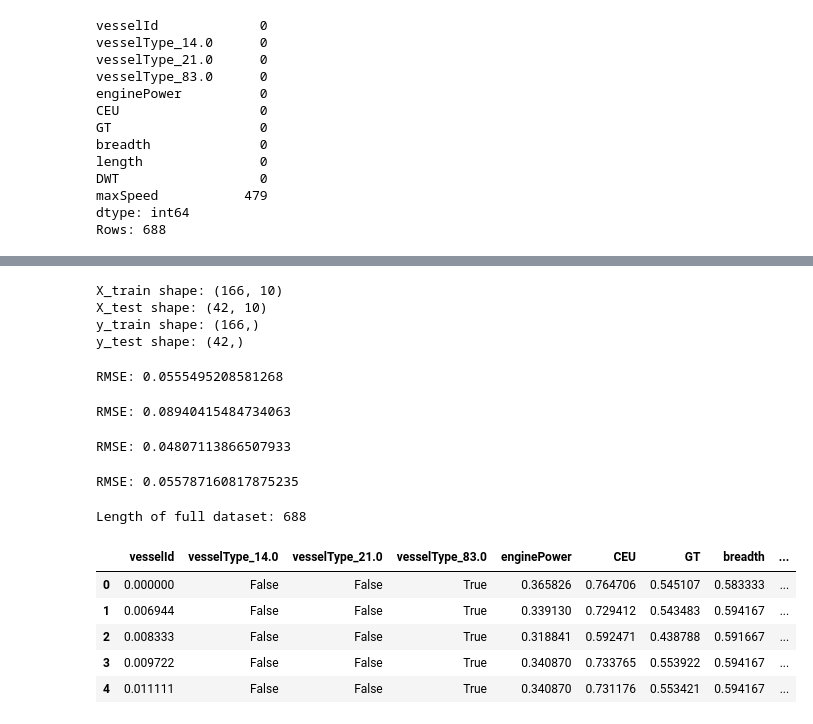
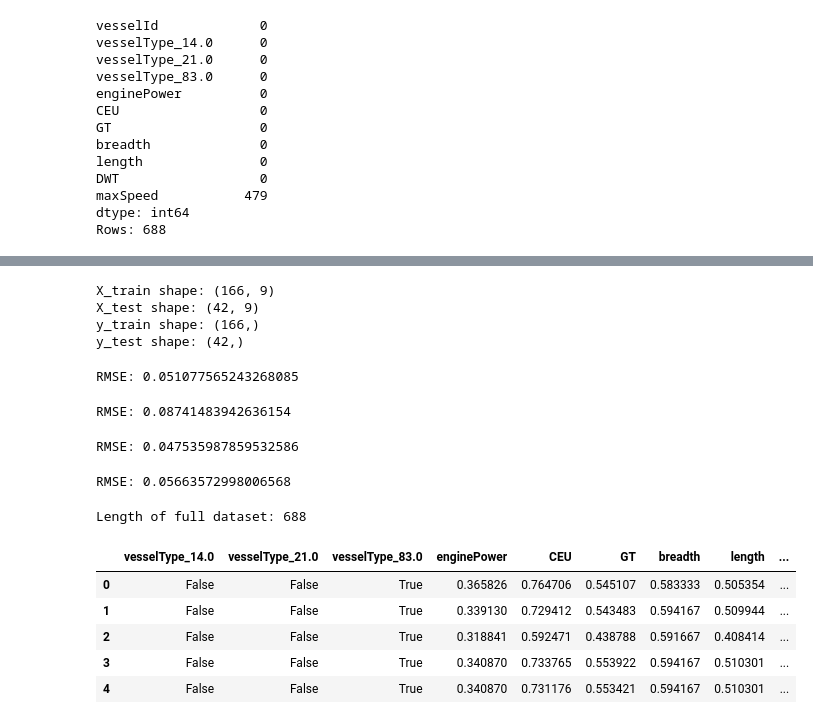
Before and after one commit to javanster/AIS-Vessel-Trajectory-Prediction, a Jupyter notebook: processors/vesselinfo_processing.ipynb, the cells around one changed output, grey strips where cells are left out. Cells and saved outputs as stored; diff of their text form; code cells hidden in the pictures.

```diff
--- a/processors/vesselinfo_processing.ipynb
+++ b/processors/vesselinfo_processing.ipynb
@@ -1,8 +1,13 @@
 # %%
 import pandas as pd
 
-vessels_df = pd.read_csv('../data/processed_data/vessels.csv')
+vessels_df = pd.read_csv('../data/original_data/vessels.csv', sep='|')
 
 train_df = pd.read_csv("../data/processed_data/train.csv")
 
 test_df = pd.read_csv("../data/processed_data/test.csv")
+
+print(len(train_df))
+print(len(test_df))
+
+vessels_df.head()
@@ -112,8 +133,17 @@ print(f"Length of all data: {len(train_set)}")
 x_to_pred = train_set[(train_set["maxSpeed"] == 0) | (train_set["maxSpeed"].isna())].drop(columns=["maxSpeed"])
 train_set = train_set[(train_set["maxSpeed"] != 0) & (train_set["maxSpeed"].notna())]
 
+vessel_ids_x_to_pred = x_to_pred['vesselId']
+vessel_ids_train_set = train_set['vesselId']
+x_to_pred = x_to_pred.drop(columns=['vesselId'])
+train_set = train_set.drop(columns=['vesselId'])
+
+
+
 print(f"Length of x to pred: {len(x_to_pred)}")
 print(f"Length of train_set: {len(train_set)}")
+
+train_set.head()
 # %% [output]
 Length of all data: 688
 Length of x to pred: 480
@@ -134,8 +170,8 @@ print(f"X_test shape: {X_test.shape}")
 print(f"y_train shape: {y_train.shape}")
 print(f"y_test shape: {y_test.shape}")
 # %% [output]
-X_train shape: (166, 10)
-X_test shape: (42, 10)
+X_train shape: (166, 9)
+X_test shape: (42, 9)
 y_train shape: (166,)
 y_test shape: (42,)
 # %%
@@ -148,7 +184,7 @@ y_pred = rf_regressor.predict(X_test)
 rmse = root_mean_squared_error(y_test, y_pred)
 print(f"RMSE: {rmse}")
 # %% [output]
-RMSE: 0.0555495208581268
+RMSE: 0.051077565243268085
 # %%
 from sklearn.linear_model import LinearRegression
 l_regressor = LinearRegression()
@@ -158,7 +194,7 @@ y_pred = l_regressor.predict(X_test)
 rmse = root_mean_squared_error(y_test, y_pred)
 print(f"RMSE: {rmse}")
 # %% [output]
-RMSE: 0.08940415484734063
+RMSE: 0.08741483942636154
 # %%
 from sklearn.ensemble import GradientBoostingRegressor
 gb_regressor = GradientBoostingRegressor(random_state=42)
@@ -168,7 +204,7 @@ y_pred = gb_regressor.predict(X_test)
 rmse = root_mean_squared_error(y_test, y_pred)
 print(f"RMSE: {rmse}")
 # %% [output]
-RMSE: 0.04807113866507933
+RMSE: 0.047535987859532586
 # %%
 import xgboost as xgb
 
@@ -179,29 +215,32 @@ y_pred = xg_regressor.predict(X_test)
 rmse = root_mean_squared_error(y_test, y_pred)
 print(f"RMSE: {rmse}")
 # %% [output]
-RMSE: 0.055787160817875235
+RMSE: 0.05663572998006568
 # %%
 y = gb_regressor.predict(x_to_pred)
 
 x_to_pred["maxSpeed"] = y
+
+train_set['vesselId'] = vessel_ids_train_set
+x_to_pred['vesselId'] = vessel_ids_x_to_pred
 
 # Step 3: Combine x_to_pred with the original train_set
 complete_vessel_df = pd.concat([train_set, x_to_pred], axis=0)
 
 # Optionally, reset the index for the full dataset
 complete_vessel_df = complete_vessel_df.reset_index(drop=True)
 
 # Display the final dataset
 print(f"Length of full dataset: {len(complete_vessel_df)}")
 complete_vessel_df.head()
 # %% [output]
 Length of full dataset: 688
-|  | vesselId | vesselType_14.0 | vesselType_21.0 | vesselType_83.0 | enginePower | CEU | GT | breadth | ... |
-| 0 | 0.000000 | False | False | True | 0.365826 | 0.764706 | 0.545107 | 0.583333 | ... |
-| 1 | 0.006944 | False | False | True | 0.339130 | 0.729412 | 0.543483 | 0.594167 | ... |
-| 2 | 0.008333 | False | False | True | 0.318841 | 0.592471 | 0.438788 | 0.591667 | ... |
-| 3 | 0.009722 | False | False | True | 0.340870 | 0.733765 | 0.553922 | 0.594167 | ... |
-| 4 | 0.011111 | False | False | True | 0.340870 | 0.731176 | 0.553421 | 0.594167 | ... |
+|  | vesselType_14.0 | vesselType_21.0 | vesselType_83.0 | enginePower | CEU | GT | breadth | length | ... |
+| 0 | False | False | True | 0.365826 | 0.764706 | 0.545107 | 0.583333 | 0.505354 | ... |
+| 1 | False | False | True | 0.339130 | 0.729412 | 0.543483 | 0.594167 | 0.509944 | ... |
+| 2 | False | False | True | 0.318841 | 0.592471 | 0.438788 | 0.591667 | 0.408414 | ... |
+| 3 | False | False | True | 0.340870 | 0.733765 | 0.553922 | 0.594167 | 0.510301 | ... |
+| 4 | False | False | True | 0.340870 | 0.731176 | 0.553421 | 0.594167 | 0.510301 | ... |
 # %%
 train_df = pd.merge(train_df, complete_vessel_df, on='vesselId', how='left')
 
```
Also changed, not shown: parts of 9 cells of this notebook, 8 other files.
